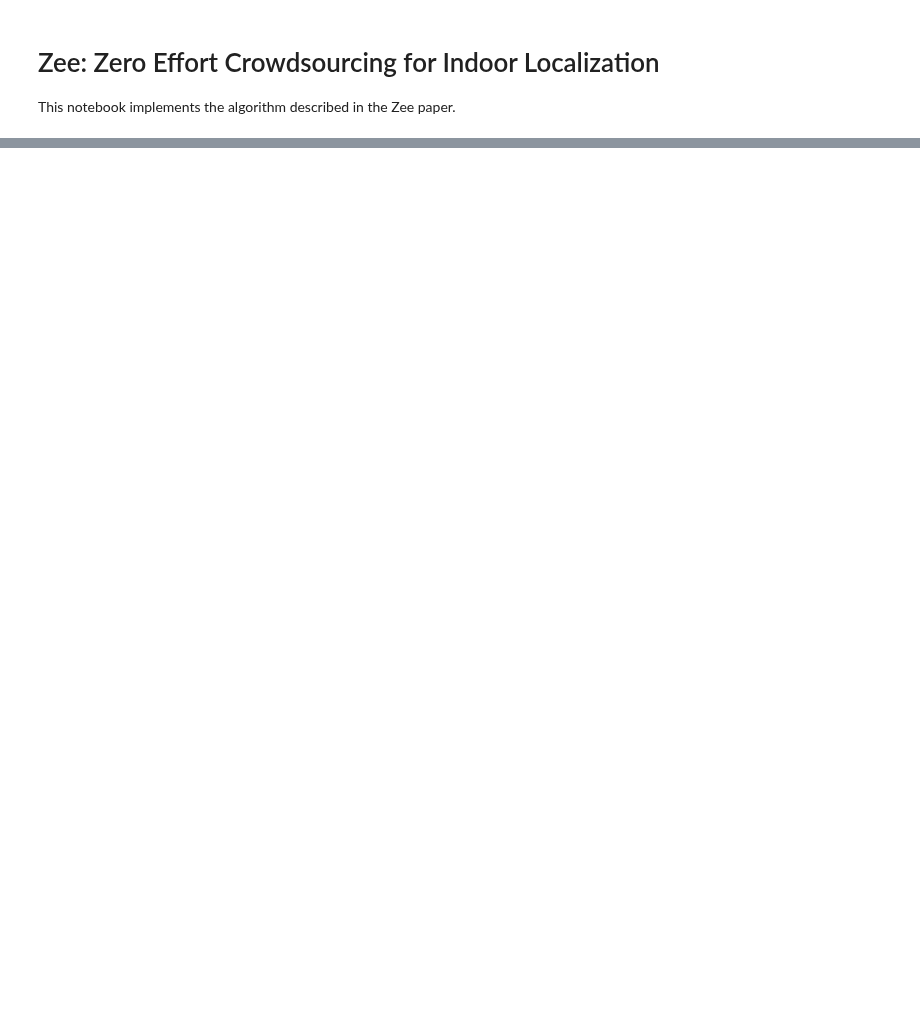
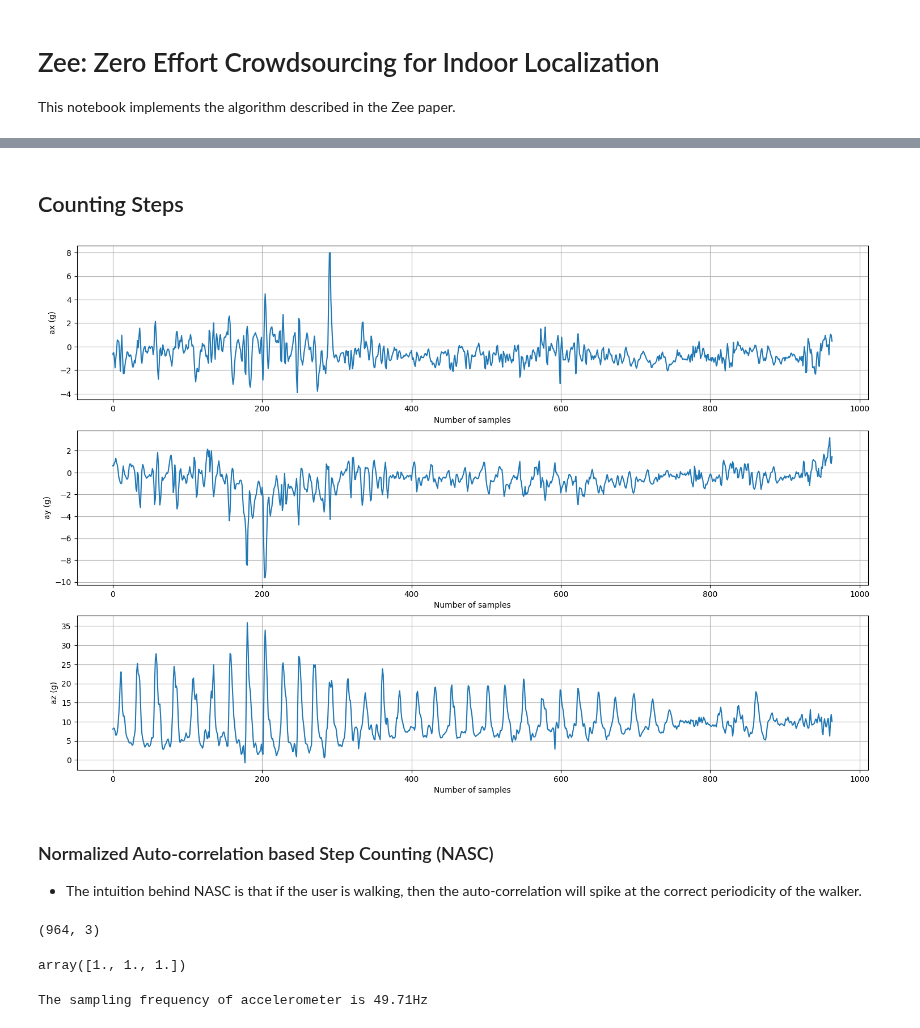
Before and after one commit to hungnd11/my-thesis, a Jupyter notebook: code/notebooks/zee.ipynb, the cells around one changed output, grey strips where cells are left out. Cells and saved outputs as stored; diff of their text form; code cells hidden in the pictures; blank space fills up the shorter version.

Commit message:
Implement NASC

```diff
--- a/code/notebooks/zee.ipynb
+++ b/code/notebooks/zee.ipynb
@@ -44,0 +52,40 @@ posi_datas = path_datas.waypoint
+# %% [markdown]
+## Counting Steps
+# %%
+ts = path_datas.acce[:, 0].astype(np.int64)
+ax = path_datas.acce[:, 1]
+ay = path_datas.acce[:, 2]
+az = path_datas.acce[:, 3]
+acce = path_datas.acce[:, 1:]
+# %%
+fig, (ax1, ax2, ax3) = plt.subplots(nrows=3, ncols=1, figsize=(18, 12),)
+
+ax1.plot(ax)
+ax1.set_ylabel("ax (g)")
+ax1.set_xlabel("Number of samples")
+
+ax2.plot(ay)
+ax2.set_ylabel("ay (g)")
+ax2.set_xlabel("Number of samples")
+
+ax3.plot(az)
+ax3.set_ylabel("az (g)")
+ax3.set_xlabel("Number of samples")
+
+ax1.grid()
+ax2.grid()
+ax3.grid()
+# %% [output]
+[figure, added]
+# %% [markdown]
+### Normalized Auto-correlation based Step Counting (NASC)
+
+* The intuition behind NASC is that if the user is walking, then the auto-correlation will spike at the correct periodicity of the walker.
+# %%
+acce.shape
+# %% [output]
+(964, 3)
+# %%
+np.sum(acce - np.mean(acce, axis=0), axis=0) /
+# %% [output]
+array([1., 1., 1.])
@@ -44,0 +100,7 @@ posi_datas = path_datas.waypoint
+# %%
+accelerometer_sampling_freq = ts.shape[0] / (ts[-1] / 1000 - ts[0] / 1000)
+print(
+    "The sampling frequency of accelerometer is {:.2f}Hz".format(accelerometer_sampling_freq)
+)
+# %% [output]
+The sampling frequency of accelerometer is 49.71Hz
```
Also changed, not shown: parts of 16 cells of this notebook.
